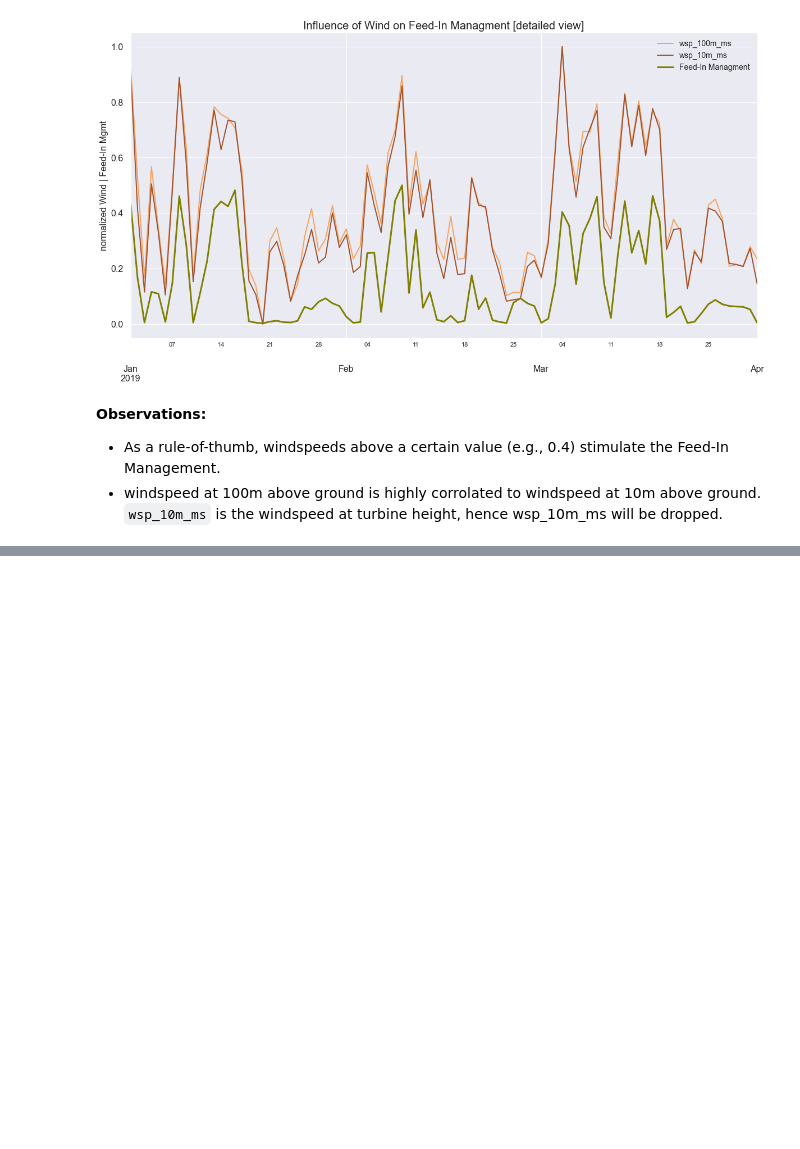
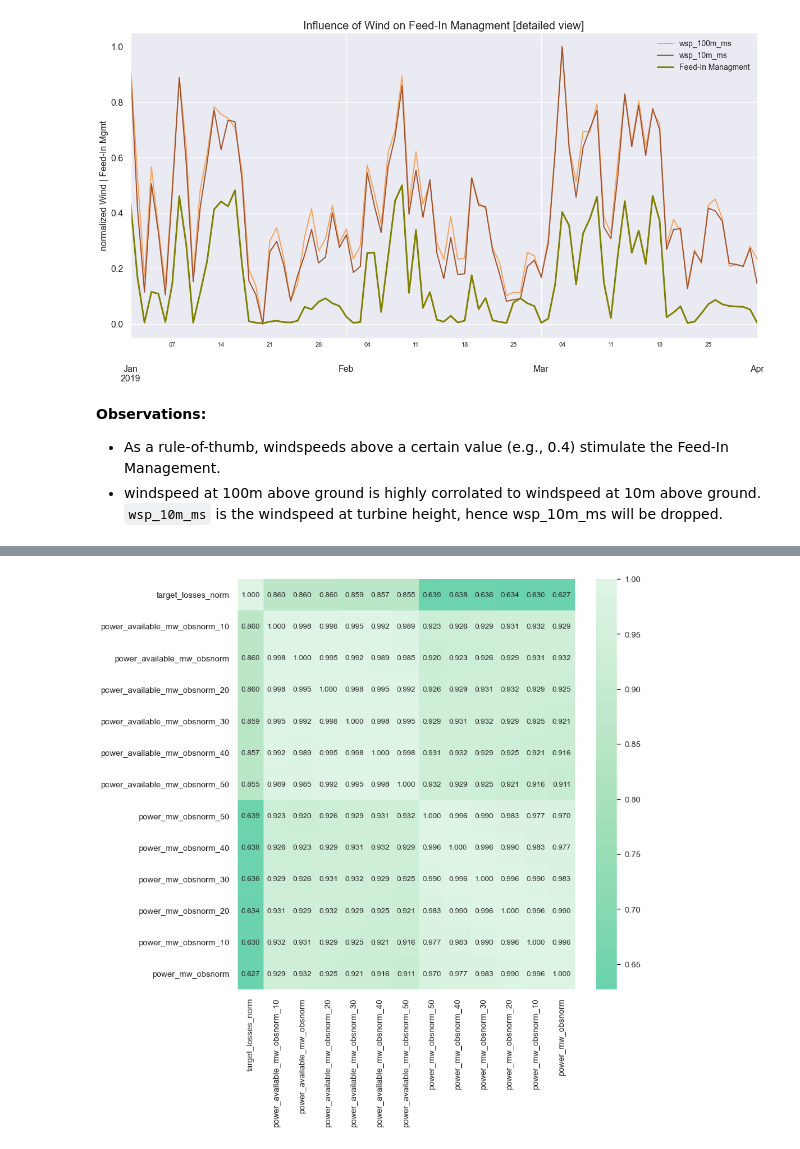
Before and after one commit to JonJae/TimeSeriesPrediction_FeedInMngmt, a Jupyter notebook: FeedInMngmt_EDA.ipynb, the cells around one changed output, grey strips where cells are left out. Drawn from its saved outputs; the diff is of its cells as text; code cells hidden in the pictures; blank space fills up the shorter version.

```diff
--- a/FeedInMngmt_EDA.ipynb
+++ b/FeedInMngmt_EDA.ipynb
@@ -540,0 +558,3 @@ plt.show;
+# %%
+heatmap = df[["target_losses_norm","power_mw_obsnorm", "power_available_mw_obsnorm"]].copy(deep= True)
+heatmap.head()
@@ -540,0 +568,15 @@ plt.show;
+# %%
+for i in range(1,6):
+    heatmap[f"power_mw_obsnorm_{i*10}"] = heatmap["power_mw_obsnorm"].shift(i)
+    heatmap[f"power_available_mw_obsnorm_{i*10}"] = heatmap["power_available_mw_obsnorm"].shift(i)
+# %%
+k = 15 #number of variables for heatmap
+cols_corr_mat = np.abs(heatmap.corr()).nlargest(k, 'target_losses_norm')['target_losses_norm'].index
+cm = np.corrcoef(heatmap[cols_corr_mat].dropna().values.T)
+sns.set(font_scale=1.2)
+plt.subplots(figsize=(12,12))
+hm = sns.heatmap(cm, annot=True, fmt='.3f', annot_kws={'size': 12},
+                 yticklabels=cols_corr_mat.values, xticklabels=cols_corr_mat.values, cmap='mako', center=0.0)
+plt.show()
+# %% [output]
+[figure, added]
```
Also changed, not shown: parts of 6 cells of this notebook.
